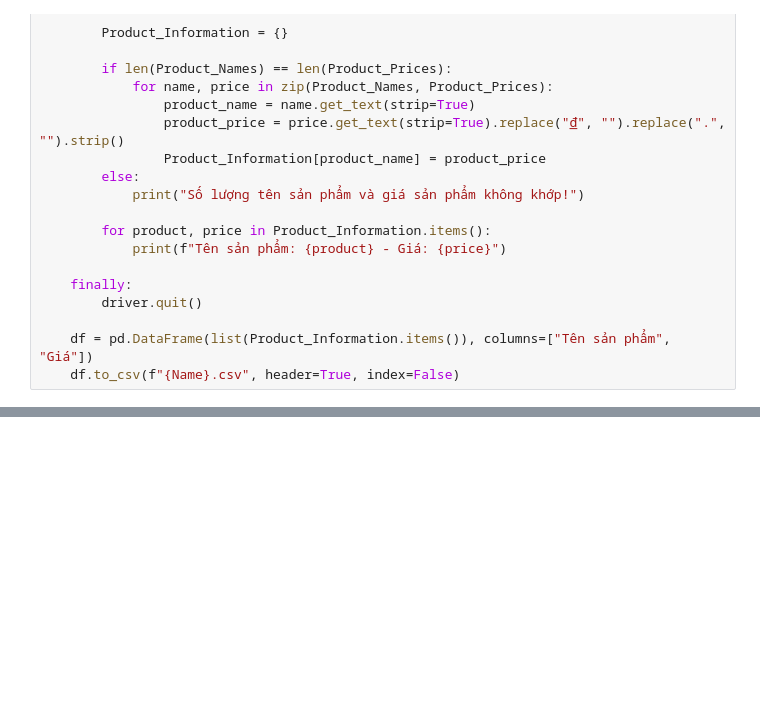
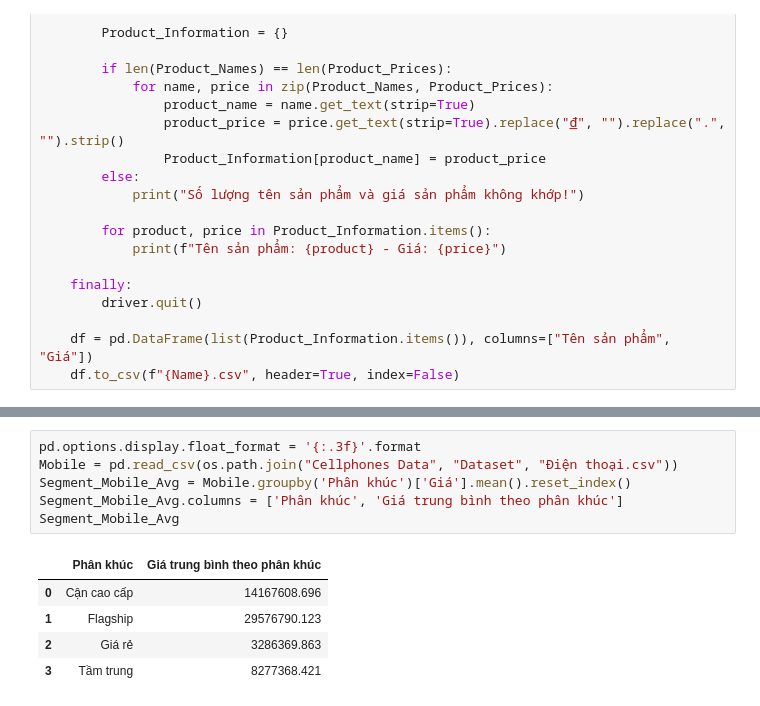
Before and after one commit to onsra520/Electronic-Products-Price-Analytics, a Jupyter notebook: Electronic Products Price Analytics.ipynb, the cells around one changed output, grey strips where cells are left out. Drawn from its saved outputs; the diff is of its cells as text; blank space fills up the shorter version.

```diff
--- a/Electronic Products Price Analytics.ipynb
+++ b/Electronic Products Price Analytics.ipynb
@@ -128,0 +163,12 @@ Data_Cleaning()
+# %%
+pd.options.display.float_format = '{:.3f}'.format
+Mobile = pd.read_csv(os.path.join("Cellphones Data", "Dataset", "Điện thoại.csv"))
+Segment_Mobile_Avg = Mobile.groupby('Phân khúc')['Giá'].mean().reset_index()
+Segment_Mobile_Avg.columns = ['Phân khúc', 'Giá trung bình theo phân khúc']
+Segment_Mobile_Avg
+# %% [output]
+|  | Phân khúc | Giá trung bình theo phân khúc |
+| 0 | Cận cao cấp | 14167608.696 |
+| 1 | Flagship | 29576790.123 |
+| 2 | Giá rẻ | 3286369.863 |
+| 3 | Tầm trung | 8277368.421 |
```
Also changed, not shown: parts of 6 cells of this notebook, 16 other files.
